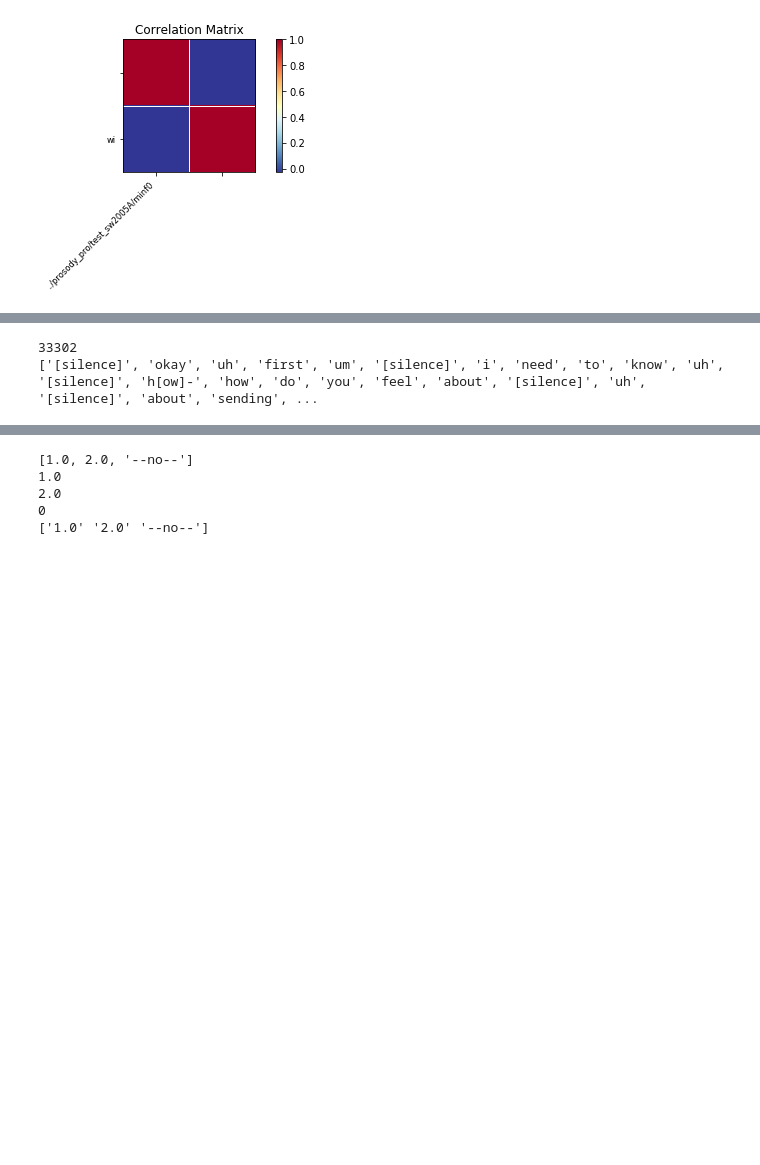
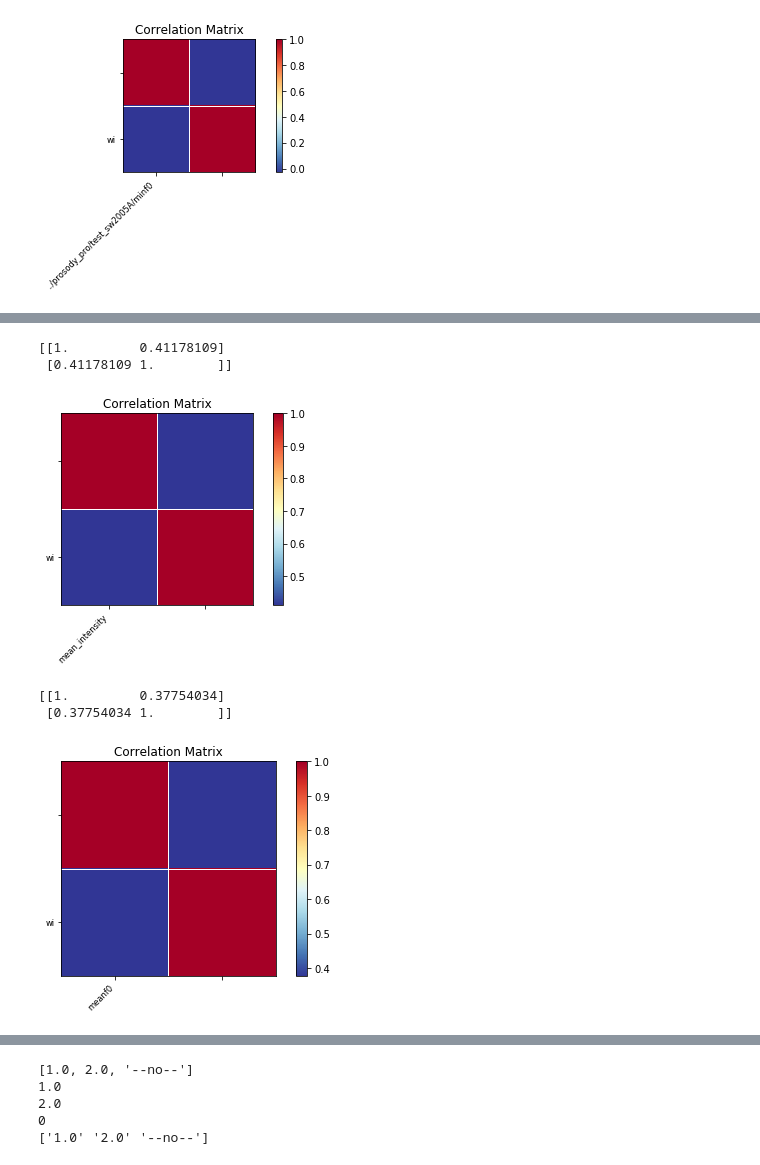
Before and after one commit to byronthecoder/Prosody-Prominence-Perplexity, a Jupyter notebook: ParselMouth.ipynb, the cells around one changed output, grey strips where cells are left out. Saved outputs shown, nothing was run; the diff lists cells and outputs as text; code cells hidden in the pictures; blank space fills up the shorter version.

```diff
--- a/ParselMouth.ipynb
+++ b/ParselMouth.ipynb
@@ -431,0 +352,7 @@ str
+# %%
+# create feature dict
+feature_dict = {"maxf0": 1, "minf0": 2, "excursion_size": 3,
+                "meanf0": 4, "finalf0": 5, "mean_intensity": 6,
+                "duration": 7, "max_velocity": 8, "final_velocity": 9,
+                "maxf0_loc_ms": 10, "maxf0_loc_ratio": 11}
+#print(feature_dict)
@@ -432,13 +361,2 @@ str
 # %% [markdown]
 # compute correlation
-# %%
-pf_test=pd.read_csv("/Users/the-imitation-gamer/Documents/SLP/Msc_Dissertation/prosody_pro/meanf0.txt", sep='\t')
-print(pf_test)
-pf_test=pf_test.to_numpy()
-print(pf_test.shape)
-slope_test = pf_test[0][1:]
-
-# replace where value == "--undefined--"
-slope_test = np.where(slope_test == "--undefined--", 0, slope_test)
-print(len(slope_test))
-print(slope_test)
@@ -529,27 +433,23 @@ now processing:  ../prosody_pro/test_sw2005A/minf0
 # %%
 # compute cor-co for multiple files
 
-# flatten the list of word importance
-flat_wimps = []
-for sublist in wimps[:10]:
-    for item in sublist:
-        flat_wimps.append(item)
-print(len(flat_wimps))
-flat_wimps = np.array(flat_wimps)
+# def correlation
+# input: number of samples, feature_name_1, feature_name_2
+# output: coefficient, plot
 
-#num_w = len(flat_wimps)
+def correlation(num, feature):
 
-for i in range(pfs[0].shape[1]-1):
     flat_pf = []
-    for sublist in pfs[:10]:
-        for item in sublist[:, i+1]:
+    for pf in pfs:
+        for item in pf[:, feature_dict[feature]]:
             flat_pf.append(item)
     flat_pf = np.array(flat_pf)
-    flat_pf = np.where(flat_pf == "--undefined--", 0, flat_pf)
 
-    c_matrix = np.array([flat_pf, flat_wimps])
+
+    c_matrix = np.array([flat_pf[:num], flat_wimps[:num]])
     #print(c_matrix)
+
     corr_matrix = np.corrcoef(c_matrix.astype(float))
     print(corr_matrix)
-    smg.plot_corr(corr_matrix, xnames="??", ynames=["wi"])
+    smg.plot_corr(corr_matrix, xnames=[feature], ynames=["wi"])
     plt.show()
@@ -604,16 +456,10 @@ print(flat_pf)
-# %%
-flat_pf = []
-for sublist in pfs:
-    for item in sublist[:, 0]:
-        flat_pf.append(item)
-
-for ele in flat_pf:
-    if isinstance(ele, float):
-        ele = ele
-    else:
-        ele = 0.0
-print(len(flat_pf))
-print(flat_pf)
-# %% [output]
-33302
-['[silence]', 'okay', 'uh', 'first', 'um', '[silence]', 'i', 'need', 'to', 'know', 'uh', '[silence]', 'h[ow]-', 'how', 'do', 'you', 'feel', 'about', '[silence]', 'uh', '[silence]', 'about', 'sending', ...
+# %%
+correlation(5000, "mean_intensity")
+correlation(5000, "meanf0")
+# %% [output]
+[[1.         0.41178109]
+ [0.41178109 1.        ]]
+[figure, added]
+[[1.         0.37754034]
+ [0.37754034 1.        ]]
+[figure, added]
```
Also changed, not shown: parts of 42 cells of this notebook, 2 other files.
